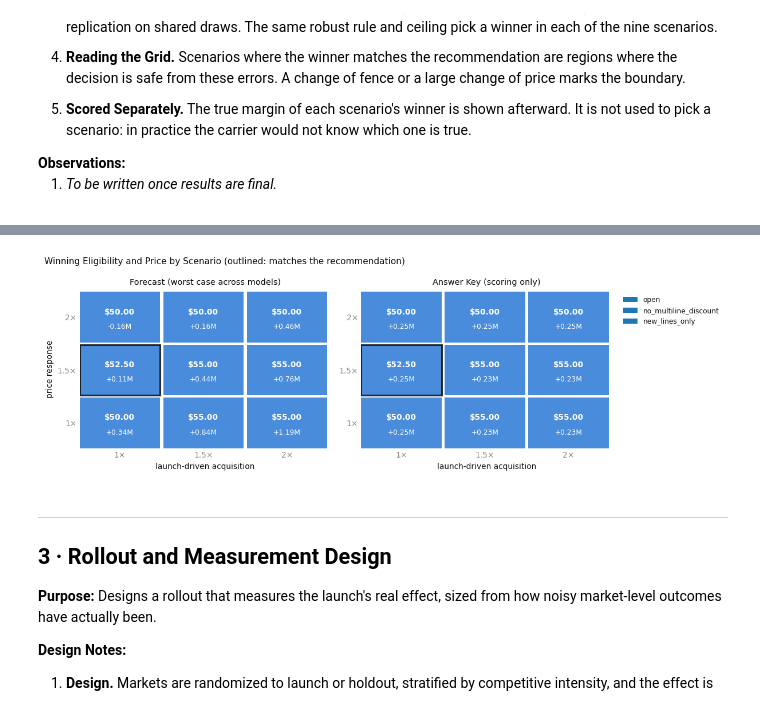
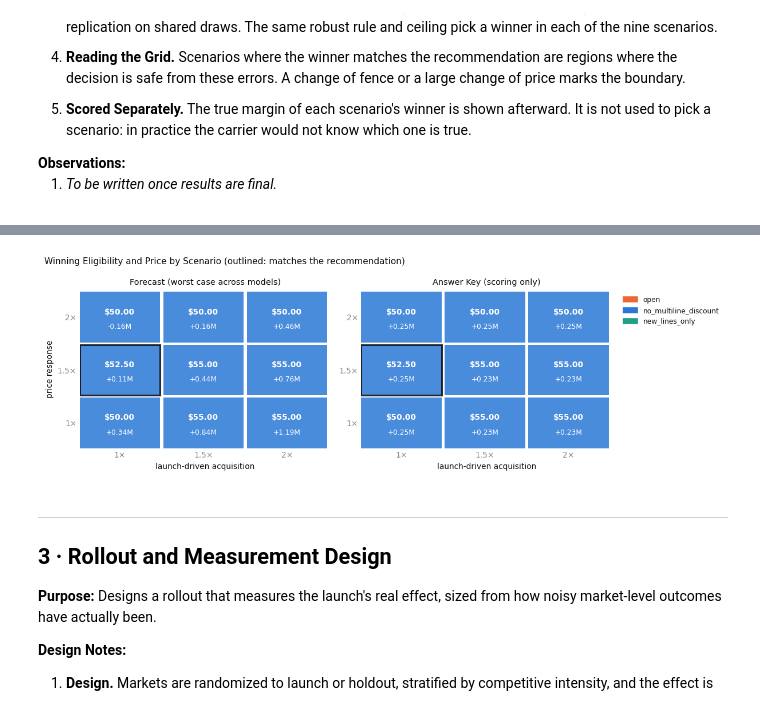
Before and after one commit to paforsey/data-science-portfolio, a Jupyter notebook: case-studies/rate-plan-cannibalization/02_launch_forecast.ipynb, the cells around one changed output, grey strips where cells are left out. Cells and saved outputs as stored; diff of their text form; code cells hidden in the pictures.

```diff
--- a/case-studies/rate-plan-cannibalization/02_launch_forecast.ipynb
+++ b/case-studies/rate-plan-cannibalization/02_launch_forecast.ipynb
@@ -1632,34 +1632,34 @@ Winning Configuration by Scenario (lean_hd bundle)
 # %%
 # Plot: Decision Boundary
 eligibility_colors = dict(zip(ELIGIBILITY, [ACCENT2, ACCENT, TEAL]))
 fig, axes = plt.subplots(1, 2, figsize = (11, 3.6))
 for ax, value, title in [(axes[0], 'worst-case margin ($M)', 'Forecast (worst case across models)'),
                          (axes[1], 'true margin of winner ($M)', 'Answer Key (scoring only)')]:
     for _, row in boundary.iterrows():
         i, j = PRICE_RESPONSE.index(row['price response']), ARRIVAL_RESPONSE.index(row['launch acquisition'])
         ax.add_patch(plt.Rectangle((j, i), 0.96, 0.96, color = eligibility_colors[row['eligibility']], alpha = 0.85,
                                    ec = INK if row['matches recommendation'] else SURFACE, lw = 2 if row['matches recommendation'] else 0))
         ax.text(j + 0.48, i + 0.58, f"${row['price']:.2f}", ha = 'center', va = 'center', fontsize = 9, color = SURFACE, fontweight = 'bold')
         ax.text(j + 0.48, i + 0.3, f"{row[value]:+.2f}M", ha = 'center', va = 'center', fontsize = 8, color = SURFACE)
     ax.set_xlim(0, len(ARRIVAL_RESPONSE))
     ax.set_ylim(0, len(PRICE_RESPONSE))
     ax.set_xticks(np.arange(len(ARRIVAL_RESPONSE)) + 0.48)
     ax.set_xticklabels([f'{a:g}×' for a in ARRIVAL_RESPONSE])
     ax.set_yticks(np.arange(len(PRICE_RESPONSE)) + 0.48)
     ax.set_yticklabels([f'{k:g}×' for k in PRICE_RESPONSE])
     ax.set_xlabel('launch-driven acquisition')
     ax.set_title(title, fontsize = 9.5)
     ax.spines[['left', 'bottom']].set_visible(False)
     ax.tick_params(length = 0)
 axes[0].set_ylabel('price response')
-for eligibility, color in eligibility_colors.items():
-    axes[1].bar([], [], color = color, label = eligibility)
-axes[1].legend(frameon = False, fontsize = 8, loc = 'upper left', bbox_to_anchor = (1.02, 1.0))
+from matplotlib.patches import Patch
+axes[1].legend(handles = [Patch(color = color, label = eligibility) for eligibility, color in eligibility_colors.items()],
+               frameon = False, fontsize = 8, loc = 'upper left', bbox_to_anchor = (1.02, 1.0))
 fig.suptitle('Winning Eligibility and Price by Scenario (outlined: matches the recommendation)', fontsize = 10, x = 0.01, ha = 'left')
 plt.tight_layout()
 plt.show()
 # %% [output]
-[figure, old version]
+[figure, new version]
 # %% [markdown]
 <hr>
 <div>
```
Also changed, not shown: parts of 3 cells of this notebook, 2 other files.
